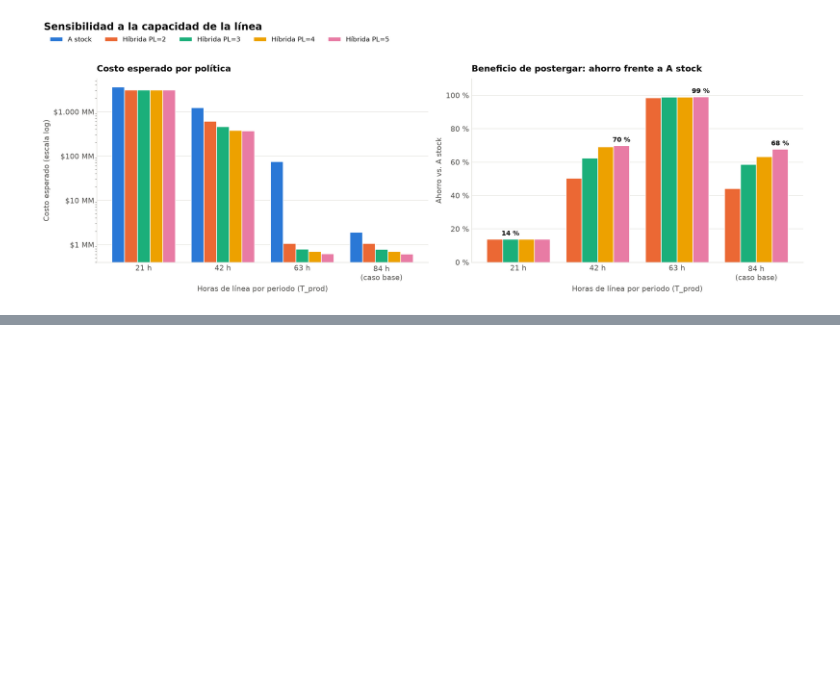
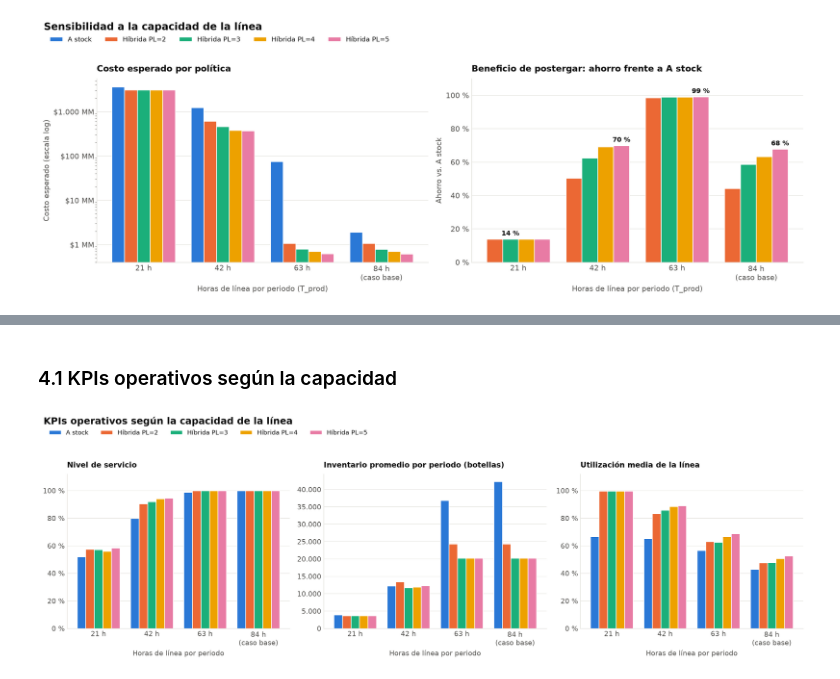
Before and after one commit to vcontreras2/proyecto_capstone, a Jupyter notebook: visualizacion.ipynb, the cells around one changed output, grey strips where cells are left out. Cells and saved outputs as stored; diff of their text form; code cells hidden in the pictures; blank space fills up the shorter version.

```diff
--- a/visualizacion.ipynb
+++ b/visualizacion.ipynb
@@ -160,3 +219,9 @@ Costo esperado (millones de $)
 | 42 | 1.240,13 | 615,31 | 465,39 | 382,11 | 372,62 |
 | 63 | 75,57 | 1,07 | 0,80 | 0,71 | 0,62 |
 | 84 | 1,92 | 1,07 | 0,79 | 0,70 | 0,62 |
+# %% [markdown]
+### 4.1 KPIs operativos según la capacidad
+# %%
+modelo.graficar_sensibilidad_kpis(det, base=datos.PARAMS['T_prod']);
+# %% [output]
+[figure, added]
```
Also changed, not shown: parts of 12 cells of this notebook, 2 other files.
